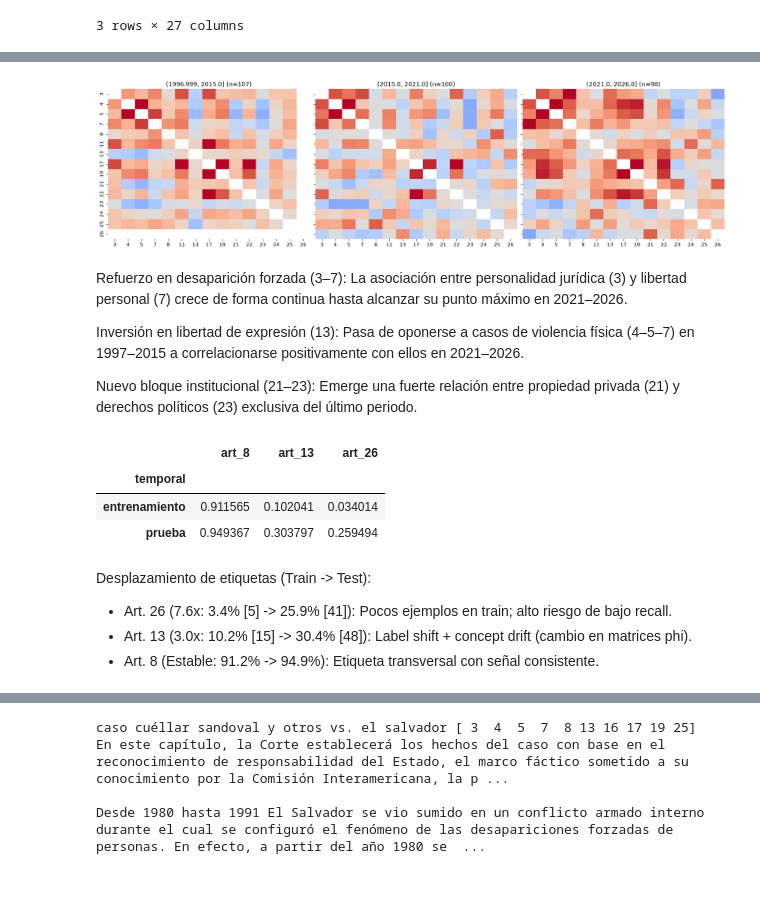
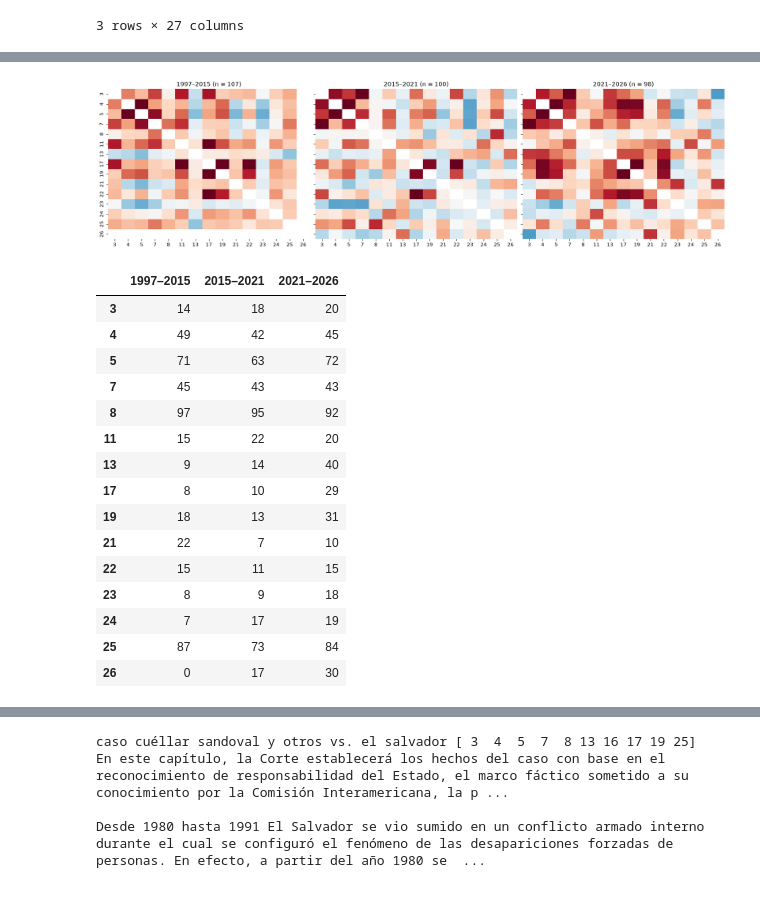
Before and after one commit to GiraldoB/RAG-CIDH, a Jupyter notebook: t1_articulos.ipynb, the cells around one changed output, grey strips where cells are left out. Saved outputs shown, nothing was run; the diff lists cells and outputs as text; code cells hidden in the pictures.

```diff
--- a/t1_articulos.ipynb
+++ b/t1_articulos.ipynb
@@ -144,54 +160,38 @@ Nota: La matriz phi filtra el ruido de los arts. 8 y 25 (transversales, phi=0.25
 # %%
-# Cambian con el tiempo?
-
-import matplotlib.pyplot as plt
-import numpy as np
-import pandas as pd
-import seaborn as sns
-
-etapas = pd.qcut(df["anio"], q=3)  # usa pd.to_datetime(df["fecha"]).dt.year si no existe 'anio'
+# ¿Cambian con el tiempo? La misma matriz en tres periodos con el mismo número de sentencias
+etapas = pd.qcut(df["anio"], q=3)
+nombres = [f"{int(np.ceil(p.left))}–{int(p.right)}" for p in etapas.cat.categories]
 fig, axes = plt.subplots(1, 3, figsize=(18, 5), sharey=True)
-
-for ax, periodo in zip(axes, etapas.cat.categories):
+for ax, periodo, nombre in zip(axes, etapas.cat.categories, nombres):
     idx = np.flatnonzero(etapas == periodo)
-    m = np.corrcoef(Y[idx], rowvar=False)
+    with np.errstate(invalid="ignore"):          # el art. 26 no tiene positivos en el primer periodo
+        m = np.corrcoef(Y[idx], rowvar=False)
     np.fill_diagonal(m, np.nan)
-    sns.heatmap(m, ax=ax, cmap="coolwarm", vmin=-0.5, vmax=0.5, cbar=False,
+    sns.heatmap(m, ax=ax, cmap="RdBu_r", vmin=-0.5, vmax=0.5, center=0, cbar=False,
                 xticklabels=etiquetas, yticklabels=etiquetas)
-    ax.set_title(f"{periodo} (n={len(idx)})")
-
+    ax.set_title(f"{nombre} (n = {len(idx)})")
 plt.tight_layout()
 plt.show()
 
-
-
-
-#Refuerzo en desaparición forzada (3–7): La asociación entre personalidad jurídica (3) y libertad personal (7) crece de forma continua hasta alcanzar su punto máximo en 2021–2026.
-#Inversión en libertad de expresión (13): Pasa de oponerse a casos de violencia física (4–5–7) en 1997–2015 a correlacionarse positivamente con ellos en 2021–2026.
-#Nuevo bloque institucional (21–23): Emerge una fuerte relación entre propiedad privada (21) y derechos políticos (23) exclusiva del último periodo.
+# Una correlación calculada con pocos positivos es muy inestable: sentencias con cada artículo por periodo
+conteo_periodo = pd.DataFrame(Y, columns=etiquetas).groupby(etapas.cat.codes.to_numpy()).sum().T
+conteo_periodo.columns = nombres
+conteo_periodo
 # %% [output]
-[figure, old version]
+[figure, new version]
+|  | 1997–2015 | 2015–2021 | 2021–2026 |
+| 3 | 14 | 18 | 20 |
+| 4 | 49 | 42 | 45 |
+| 5 | 71 | 63 | 72 |
+| 7 | 45 | 43 | 43 |
+| 8 | 97 | 95 | 92 |
+| 11 | 15 | 22 | 20 |
+| 13 | 9 | 14 | 40 |
+| 17 | 8 | 10 | 29 |
+| 19 | 18 | 13 | 31 |
+| 21 | 22 | 7 | 10 |
+| 22 | 15 | 11 | 15 |
+| 23 | 8 | 9 | 18 |
+| 24 | 7 | 17 | 19 |
+| 25 | 87 | 73 | 84 |
+| 26 | 0 | 17 | 30 |
-# %% [markdown]
-Refuerzo en desaparición forzada (3–7): La asociación entre personalidad jurídica (3) y libertad personal (7) crece de forma continua hasta alcanzar su punto máximo en 2021–2026.
-
-Inversión en libertad de expresión (13): Pasa de oponerse a casos de violencia física (4–5–7) en 1997–2015 a correlacionarse positivamente con ellos en 2021–2026.
-
-Nuevo bloque institucional (21–23): Emerge una fuerte relación entre propiedad privada (21) y derechos políticos (23) exclusiva del último periodo.
-# %%
-df.groupby("temporal")[[f"art_{a}" for a in (8, 13, 26)]].mean()
-
-
-# Desplazamiento de etiquetas (Train -> Test):
-# - Art. 26 (7.6x: 3.4% [5] -> 25.9% [41]): Pocos ejemplos en train; alto riesgo de bajo recall.
-# - Art. 13 (3.0x: 10.2% [15] -> 30.4% [48]): Label shift + concept drift (cambio en matrices phi).
-# - Art. 8 (Estable: 91.2% -> 94.9%): Etiqueta transversal con señal consistente.
-# %% [output]
-|  | art_8 | art_13 | art_26 |
-| temporal |  |  |  |
-| entrenamiento | 0.911565 | 0.102041 | 0.034014 |
-| prueba | 0.949367 | 0.303797 | 0.259494 |
-# %% [markdown]
-Desplazamiento de etiquetas (Train -> Test):
-- Art. 26 (7.6x: 3.4% [5] -> 25.9% [41]): Pocos ejemplos en train; alto riesgo de bajo recall.
-- Art. 13 (3.0x: 10.2% [15] -> 30.4% [48]): Label shift + concept drift (cambio en matrices phi).
-- Art. 8 (Estable: 91.2% -> 94.9%): Etiqueta transversal con señal consistente.
```
Also changed, not shown: parts of 80 cells of this notebook, 11 other files.
